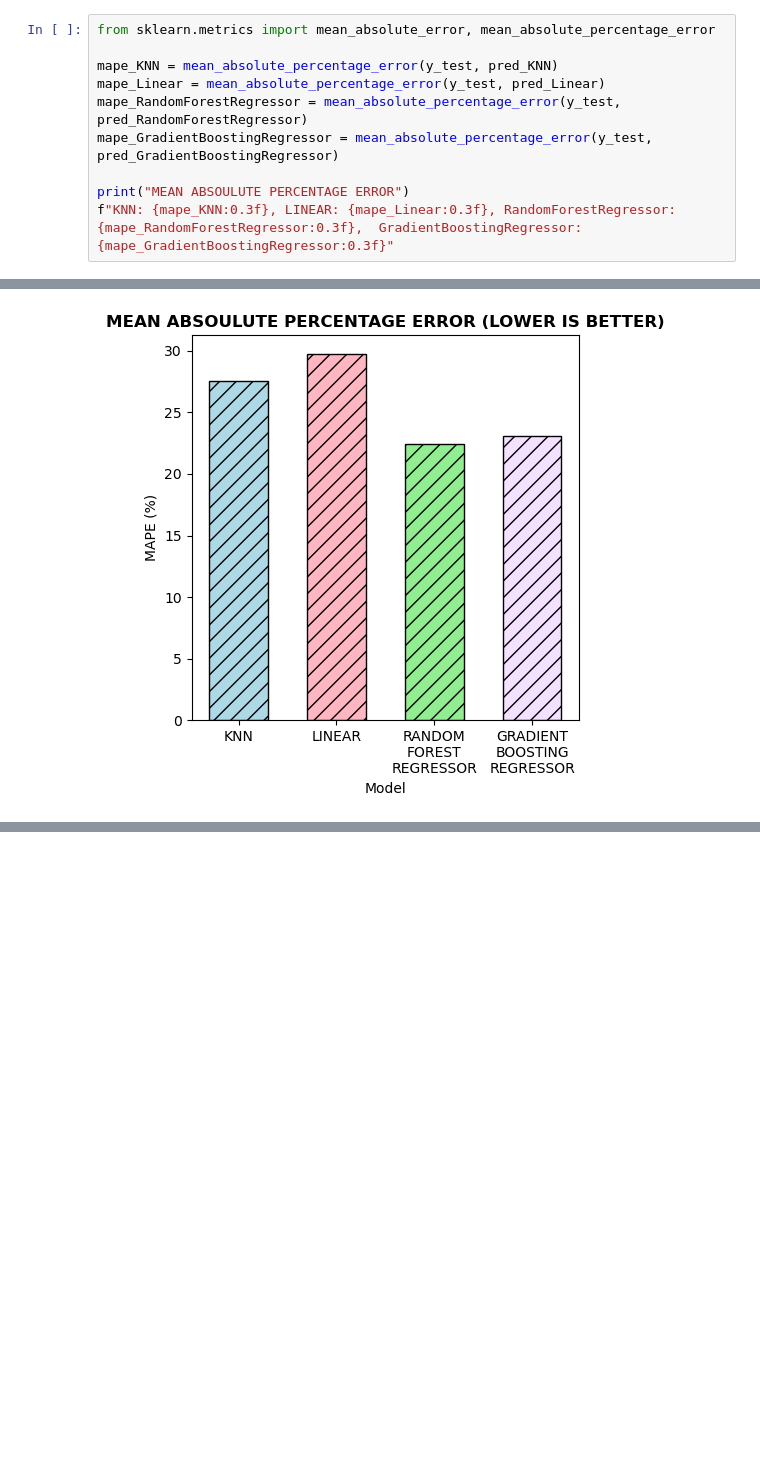
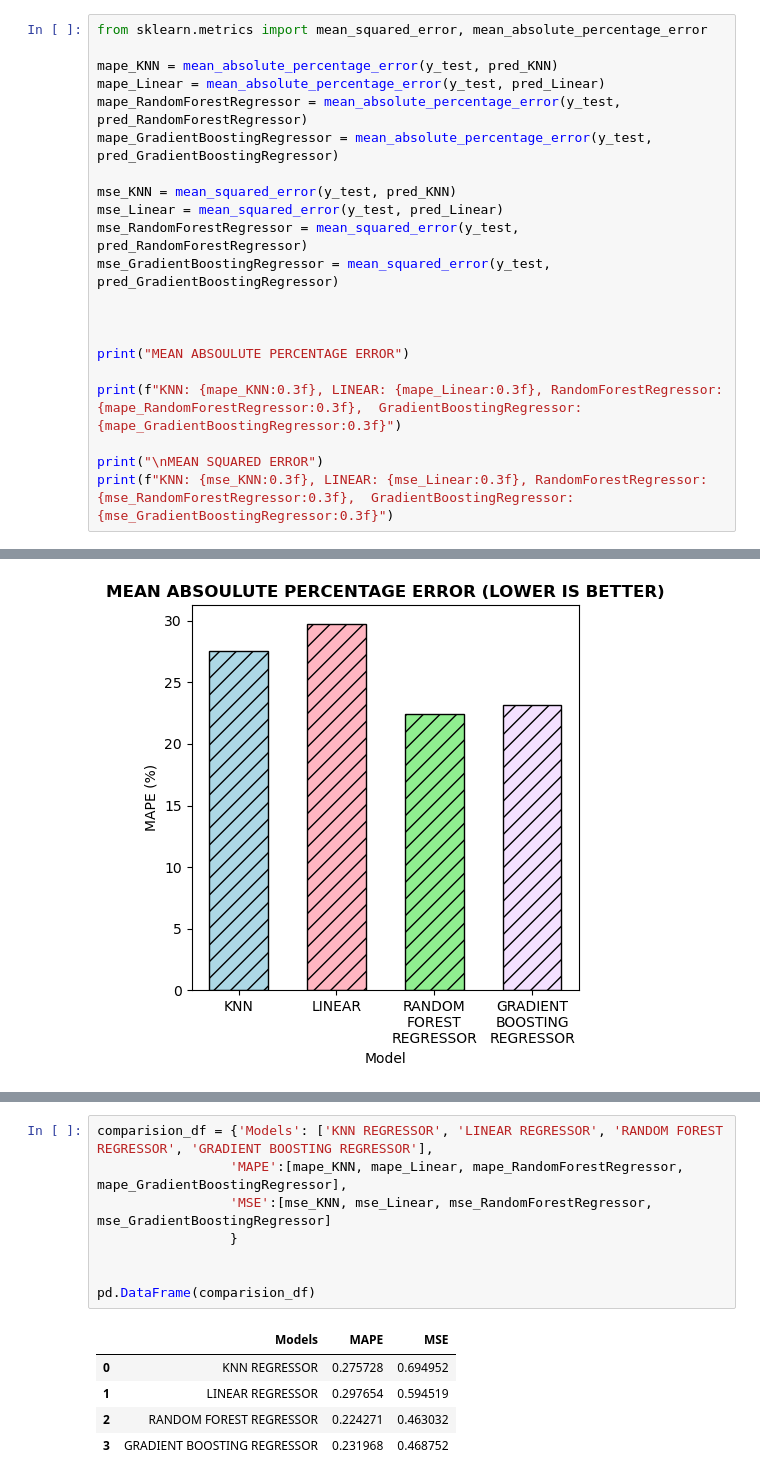
Before and after one commit to sahil-deo/Notebooks, a Jupyter notebook: RegressionModelComparision/RegressionModelComparsion.ipynb, the cells around one changed output, grey strips where cells are left out. Cells and saved outputs as stored; diff of their text form; blank space fills up the shorter version.

```diff
--- a/RegressionModelComparision/RegressionModelComparsion.ipynb
+++ b/RegressionModelComparision/RegressionModelComparsion.ipynb
@@ -133,14 +133,25 @@ plt.show()
 # %% [output]
 [figure]
 # %%
-from sklearn.metrics import mean_absolute_error, mean_absolute_percentage_error
+from sklearn.metrics import mean_squared_error, mean_absolute_percentage_error
 
 mape_KNN = mean_absolute_percentage_error(y_test, pred_KNN)
 mape_Linear = mean_absolute_percentage_error(y_test, pred_Linear)
 mape_RandomForestRegressor = mean_absolute_percentage_error(y_test, pred_RandomForestRegressor)
 mape_GradientBoostingRegressor = mean_absolute_percentage_error(y_test, pred_GradientBoostingRegressor)
 
+mse_KNN = mean_squared_error(y_test, pred_KNN)
+mse_Linear = mean_squared_error(y_test, pred_Linear)
+mse_RandomForestRegressor = mean_squared_error(y_test, pred_RandomForestRegressor)
+mse_GradientBoostingRegressor = mean_squared_error(y_test, pred_GradientBoostingRegressor)
+
+
+
 print("MEAN ABSOULUTE PERCENTAGE ERROR")
-f"KNN: {mape_KNN:0.3f}, LINEAR: {mape_Linear:0.3f}, RandomForestRegressor: {mape_RandomForestRegressor:0.3f},  GradientBoostingRegressor: {mape_GradientBoostingRegressor:0.3f}"
+
+print(f"KNN: {mape_KNN:0.3f}, LINEAR: {mape_Linear:0.3f}, RandomForestRegressor: {mape_RandomForestRegressor:0.3f},  GradientBoostingRegressor: {mape_GradientBoostingRegressor:0.3f}")
+
+print("\nMEAN SQUARED ERROR")
+print(f"KNN: {mse_KNN:0.3f}, LINEAR: {mse_Linear:0.3f}, RandomForestRegressor: {mse_RandomForestRegressor:0.3f},  GradientBoostingRegressor: {mse_GradientBoostingRegressor:0.3f}")
 # %% [output]
 MEAN ABSOULUTE PERCENTAGE ERROR
@@ -190 +204,15 @@ pd.DataFrame(final_data)
 4128 rows × 5 columns
+# %%
+comparision_df = {'Models': ['KNN REGRESSOR', 'LINEAR REGRESSOR', 'RANDOM FOREST REGRESSOR', 'GRADIENT BOOSTING REGRESSOR'],
+                 'MAPE':[mape_KNN, mape_Linear, mape_RandomForestRegressor, mape_GradientBoostingRegressor],
+                 'MSE':[mse_KNN, mse_Linear, mse_RandomForestRegressor, mse_GradientBoostingRegressor]
+                 }
+
+
+pd.DataFrame(comparision_df)
+# %% [output]
+|  | Models | MAPE | MSE |
+| 0 | KNN REGRESSOR | 0.275728 | 0.694952 |
+| 1 | LINEAR REGRESSOR | 0.297654 | 0.594519 |
+| 2 | RANDOM FOREST REGRESSOR | 0.224271 | 0.463032 |
+| 3 | GRADIENT BOOSTING REGRESSOR | 0.231968 | 0.468752 |
```
Also changed, not shown: parts of 2 cells of this notebook, 4 other files.
